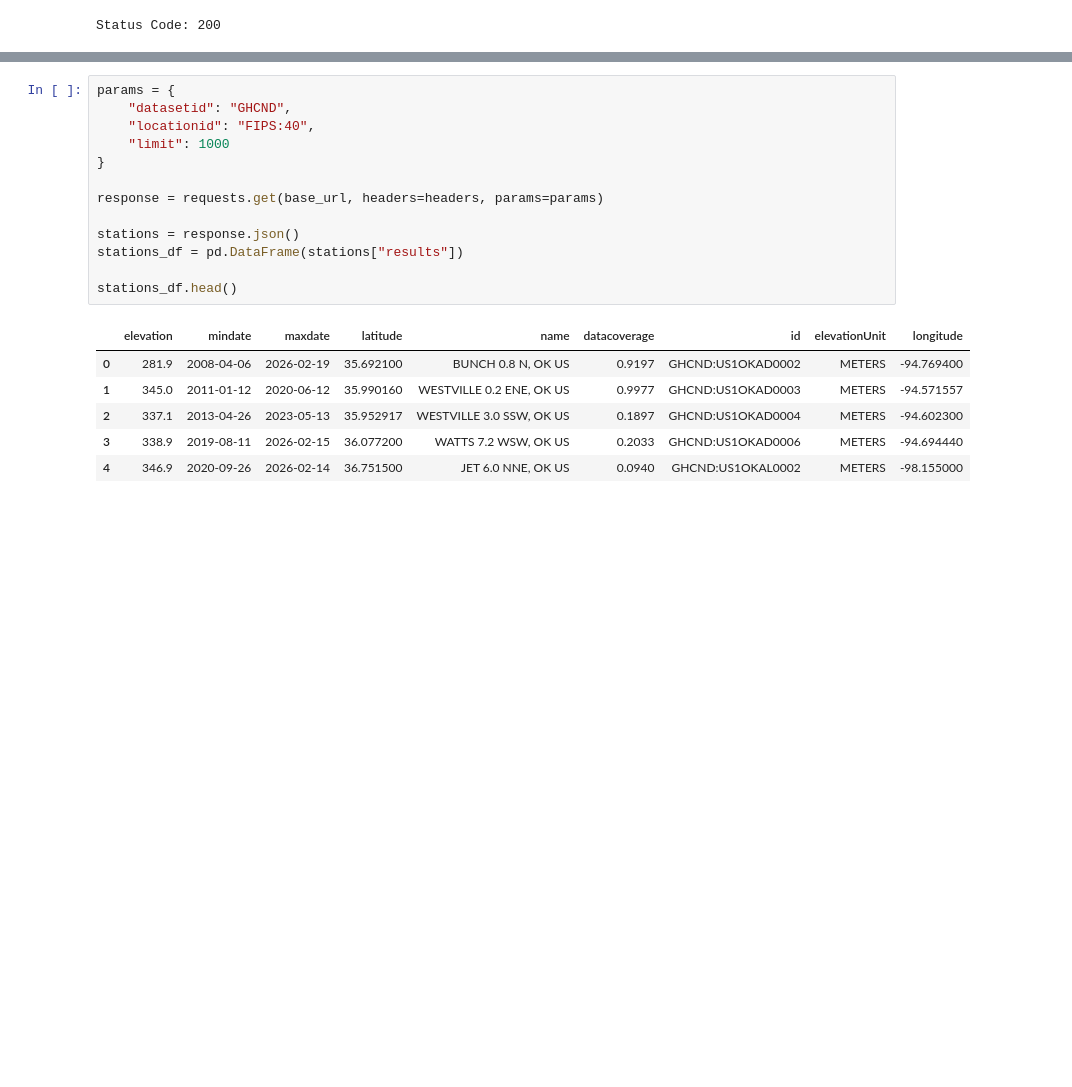
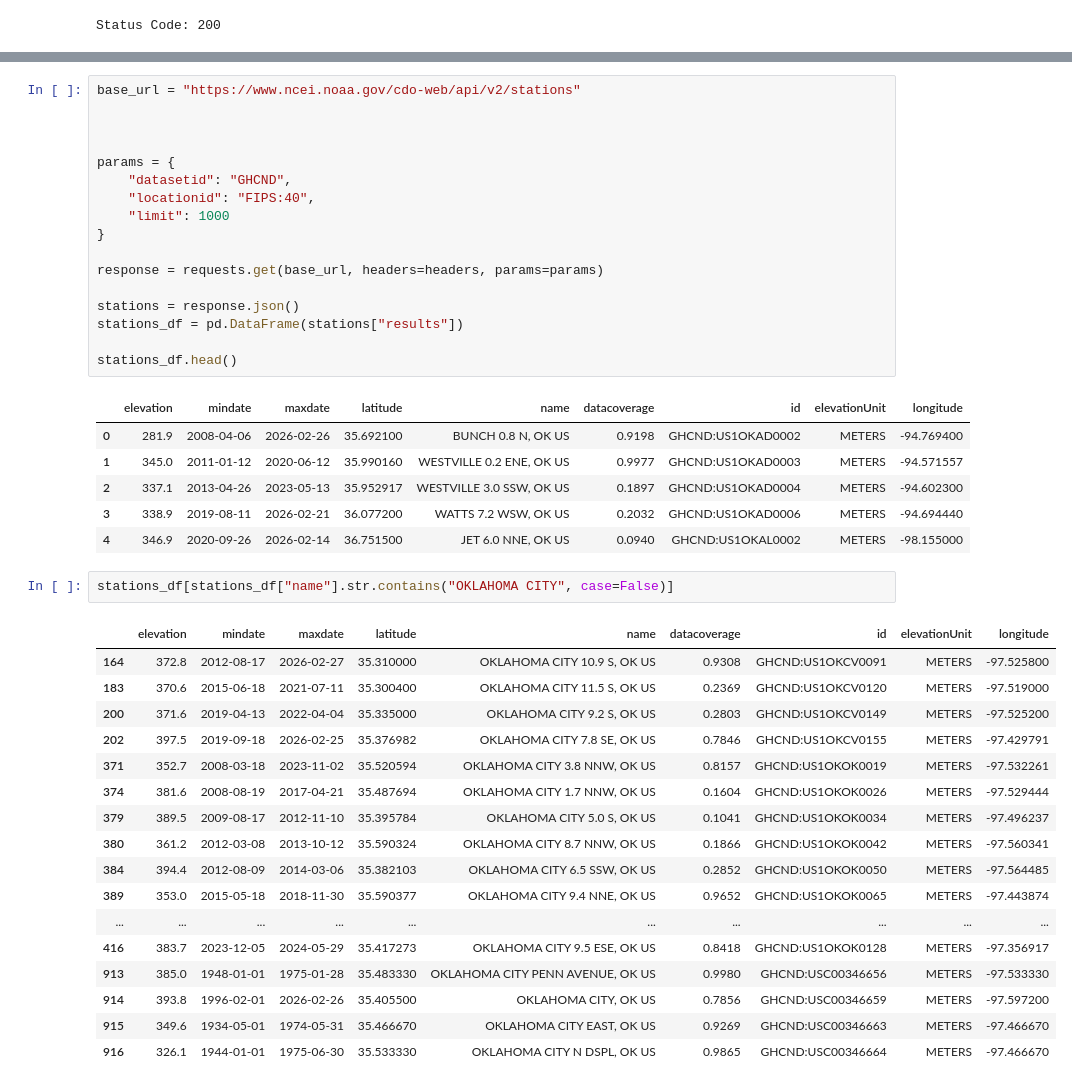
Before and after one commit to jeremy-evert/handson-ml3, a Jupyter notebook: Weather_Agreement_Lab/01_data_pull.ipynb, the cells around one changed output, grey strips where cells are left out. Saved outputs shown, nothing was run; the diff lists cells and outputs as text; blank space fills up the shorter version.

```diff
--- a/Weather_Agreement_Lab/01_data_pull.ipynb
+++ b/Weather_Agreement_Lab/01_data_pull.ipynb
@@ -156,4 +134,8 @@ Number of stations returned: 0
 # %%
+base_url = "https://www.ncei.noaa.gov/cdo-web/api/v2/stations"
+
+
+
 params = {
     "datasetid": "GHCND",
     "locationid": "FIPS:40",
@@ -168,8 +150,28 @@ stations_df = pd.DataFrame(stations["results"])
 stations_df.head()
 # %% [output]
 |  | elevation | mindate | maxdate | latitude | name | datacoverage | id | elevationUnit | longitude |
-| 0 | 281.9 | 2008-04-06 | 2026-02-19 | 35.692100 | BUNCH 0.8 N, OK US | 0.9197 | GHCND:US1OKAD0002 | METERS | -94.769400 |
+| 0 | 281.9 | 2008-04-06 | 2026-02-26 | 35.692100 | BUNCH 0.8 N, OK US | 0.9198 | GHCND:US1OKAD0002 | METERS | -94.769400 |
 | 1 | 345.0 | 2011-01-12 | 2020-06-12 | 35.990160 | WESTVILLE 0.2 ENE, OK US | 0.9977 | GHCND:US1OKAD0003 | METERS | -94.571557 |
 | 2 | 337.1 | 2013-04-26 | 2023-05-13 | 35.952917 | WESTVILLE 3.0 SSW, OK US | 0.1897 | GHCND:US1OKAD0004 | METERS | -94.602300 |
-| 3 | 338.9 | 2019-08-11 | 2026-02-15 | 36.077200 | WATTS 7.2 WSW, OK US | 0.2033 | GHCND:US1OKAD0006 | METERS | -94.694440 |
+| 3 | 338.9 | 2019-08-11 | 2026-02-21 | 36.077200 | WATTS 7.2 WSW, OK US | 0.2032 | GHCND:US1OKAD0006 | METERS | -94.694440 |
 | 4 | 346.9 | 2020-09-26 | 2026-02-14 | 36.751500 | JET 6.0 NNE, OK US | 0.0940 | GHCND:US1OKAL0002 | METERS | -98.155000 |
+# %%
+stations_df[stations_df["name"].str.contains("OKLAHOMA CITY", case=False)]
+# %% [output]
+|  | elevation | mindate | maxdate | latitude | name | datacoverage | id | elevationUnit | longitude |
+| 164 | 372.8 | 2012-08-17 | 2026-02-27 | 35.310000 | OKLAHOMA CITY 10.9 S, OK US | 0.9308 | GHCND:US1OKCV0091 | METERS | -97.525800 |
+| 183 | 370.6 | 2015-06-18 | 2021-07-11 | 35.300400 | OKLAHOMA CITY 11.5 S, OK US | 0.2369 | GHCND:US1OKCV0120 | METERS | -97.519000 |
+| 200 | 371.6 | 2019-04-13 | 2022-04-04 | 35.335000 | OKLAHOMA CITY 9.2 S, OK US | 0.2803 | GHCND:US1OKCV0149 | METERS | -97.525200 |
+| 202 | 397.5 | 2019-09-18 | 2026-02-25 | 35.376982 | OKLAHOMA CITY 7.8 SE, OK US | 0.7846 | GHCND:US1OKCV0155 | METERS | -97.429791 |
+| 371 | 352.7 | 2008-03-18 | 2023-11-02 | 35.520594 | OKLAHOMA CITY 3.8 NNW, OK US | 0.8157 | GHCND:US1OKOK0019 | METERS | -97.532261 |
+| 374 | 381.6 | 2008-08-19 | 2017-04-21 | 35.487694 | OKLAHOMA CITY 1.7 NNW, OK US | 0.1604 | GHCND:US1OKOK0026 | METERS | -97.529444 |
+| 379 | 389.5 | 2009-08-17 | 2012-11-10 | 35.395784 | OKLAHOMA CITY 5.0 S, OK US | 0.1041 | GHCND:US1OKOK0034 | METERS | -97.496237 |
+| 380 | 361.2 | 2012-03-08 | 2013-10-12 | 35.590324 | OKLAHOMA CITY 8.7 NNW, OK US | 0.1866 | GHCND:US1OKOK0042 | METERS | -97.560341 |
+| 384 | 394.4 | 2012-08-09 | 2014-03-06 | 35.382103 | OKLAHOMA CITY 6.5 SSW, OK US | 0.2852 | GHCND:US1OKOK0050 | METERS | -97.564485 |
+| 389 | 353.0 | 2015-05-18 | 2018-11-30 | 35.590377 | OKLAHOMA CITY 9.4 NNE, OK US | 0.9652 | GHCND:US1OKOK0065 | METERS | -97.443874 |
+| ... | ... | ... | ... | ... | ... | ... | ... | ... | ... |
+| 416 | 383.7 | 2023-12-05 | 2024-05-29 | 35.417273 | OKLAHOMA CITY 9.5 ESE, OK US | 0.8418 | GHCND:US1OKOK0128 | METERS | -97.356917 |
+| 913 | 385.0 | 1948-01-01 | 1975-01-28 | 35.483330 | OKLAHOMA CITY PENN AVENUE, OK US | 0.9980 | GHCND:USC00346656 | METERS | -97.533330 |
+| 914 | 393.8 | 1996-02-01 | 2026-02-26 | 35.405500 | OKLAHOMA CITY, OK US | 0.7856 | GHCND:USC00346659 | METERS | -97.597200 |
+| 915 | 349.6 | 1934-05-01 | 1974-05-31 | 35.466670 | OKLAHOMA CITY EAST, OK US | 0.9269 | GHCND:USC00346663 | METERS | -97.466670 |
+| 916 | 326.1 | 1944-01-01 | 1975-06-30 | 35.533330 | OKLAHOMA CITY N DSPL, OK US | 0.9865 | GHCND:USC00346664 | METERS | -97.466670 |
```
Also changed, not shown: parts of 22 cells of this notebook.
